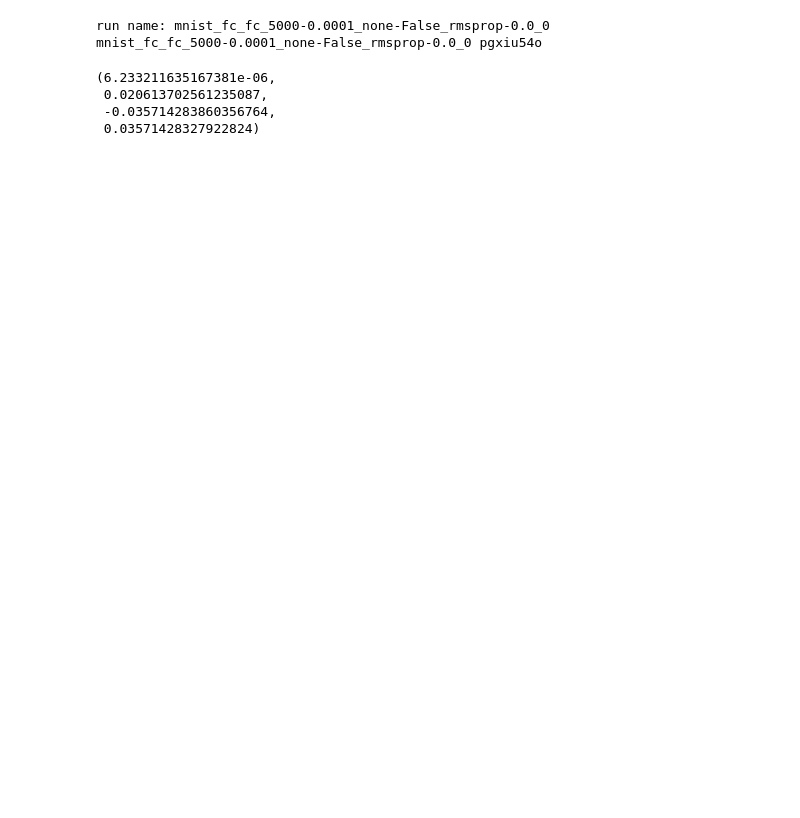
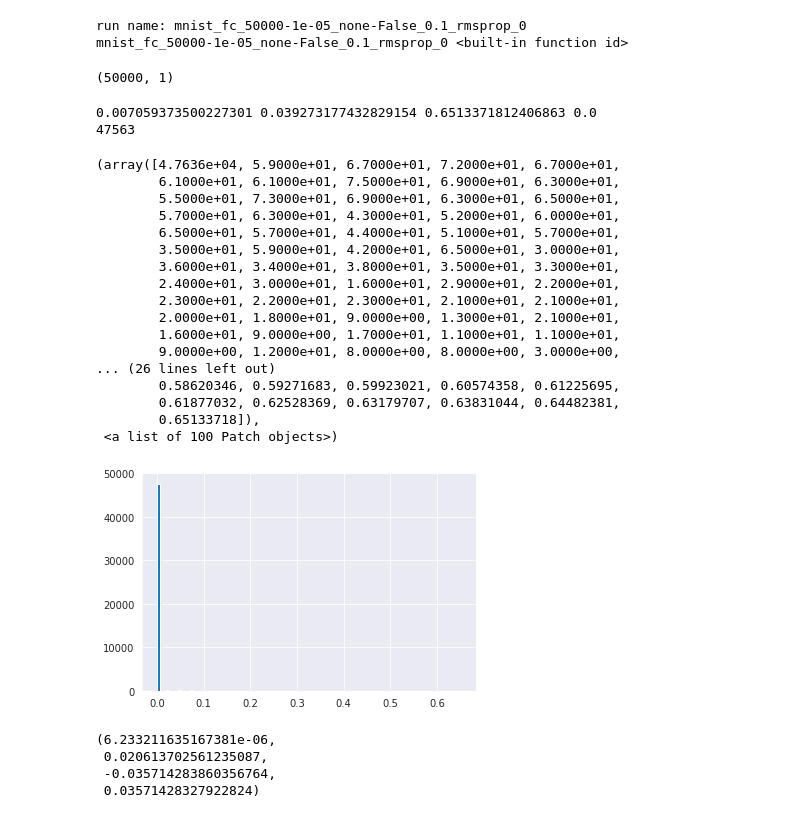
Before and after one commit to liuyuezhang/cerebellum, a Jupyter notebook: plot.ipynb, the cells around one changed output. Saved outputs shown, nothing was run; the diff lists cells and outputs as text; code cells hidden in the pictures; blank space fills up the shorter version.

Commit message:
plot

```diff
--- a/plot.ipynb
+++ b/plot.ipynb
@@ -18,25 +16,80 @@ from pylab import *
+# %%
+from data.gaussian import get_gaussian
+from chainer.datasets import get_mnist, get_cifar10
+from chainer import iterators
+from chainer.dataset import concat_examples
+
+# data
+if config.env == 'gaussian':
+    train_data, test_data = get_gaussian()
+elif config.env == 'mnist':
+    train_data, test_data = get_mnist(withlabel=True, ndim=1)
+elif config.env == 'cifar10':
+    train_data, test_data = get_cifar10(withlabel=True, ndim=1)
+test_iter = iterators.MultiprocessIterator(test_data, 1, repeat=False, shuffle=True)
 # %%
-name = 'mnist_fc_fc_5000-0.0001_none-False_rmsprop-0.0_0'
+name = 'mnist_fc_50000-1e-05_none-False_0.1_rmsprop_0'
 
 # find run
 api = wandb.Api()
 runs = api.runs("liuyuezhang/cerebellum")
 for run in runs:
     if run.name == name:
-        id = run.id
+        run_id = run.id
         config = Bunch(run.config)
         print("run name: " + run.name)
         break
 
 # model
 for file in os.listdir('./wandb'):
-    if id in file:
+    if run_id in file:
         model = load('./wandb/' + file + '/model.pkl')
 
 print(name, id)
+model.pc.in_shape
 # %% [output]
-run name: mnist_fc_fc_5000-0.0001_none-False_rmsprop-0.0_0
-mnist_fc_fc_5000-0.0001_none-False_rmsprop-0.0_0 pgxiu54o
+run name: mnist_fc_50000-1e-05_none-False_0.1_rmsprop_0
+mnist_fc_50000-1e-05_none-False_0.1_rmsprop_0 <built-in function id>
+(50000, 1)
+# %%
+i = 0
+
+model.train()
+test_iter.reset()
+for test_batch in test_iter:
+    data, label = concat_examples(test_batch, 0)
+    model.forward(data)
+
+    i += 1
+    if i > 1:
+        break
+
+x = cp.asnumpy(model.pc.x)
+print(x.mean(), x.std(), x.max(), x.min())
+print(np.sum(x == 0))
+
+plt.hist(x.reshape(-1), bins=100)
+# %% [output]
+0.007059373500227301 0.039273177432829154 0.6513371812406863 0.0
+47563
+(array([4.7636e+04, 5.9000e+01, 6.7000e+01, 7.2000e+01, 6.7000e+01,
+        6.1000e+01, 6.1000e+01, 7.5000e+01, 6.9000e+01, 6.3000e+01,
+        5.5000e+01, 7.3000e+01, 6.9000e+01, 6.3000e+01, 6.5000e+01,
+        5.7000e+01, 6.3000e+01, 4.3000e+01, 5.2000e+01, 6.0000e+01,
+        6.5000e+01, 5.7000e+01, 4.4000e+01, 5.1000e+01, 5.7000e+01,
+        3.5000e+01, 5.9000e+01, 4.2000e+01, 6.5000e+01, 3.0000e+01,
+        3.6000e+01, 3.4000e+01, 3.8000e+01, 3.5000e+01, 3.3000e+01,
+        2.4000e+01, 3.0000e+01, 1.6000e+01, 2.9000e+01, 2.2000e+01,
+        2.3000e+01, 2.2000e+01, 2.3000e+01, 2.1000e+01, 2.1000e+01,
+        2.0000e+01, 1.8000e+01, 9.0000e+00, 1.3000e+01, 2.1000e+01,
+        1.6000e+01, 9.0000e+00, 1.7000e+01, 1.1000e+01, 1.1000e+01,
+        9.0000e+00, 1.2000e+01, 8.0000e+00, 8.0000e+00, 3.0000e+00,
+... (26 lines left out)
+        0.58620346, 0.59271683, 0.59923021, 0.60574358, 0.61225695,
+        0.61877032, 0.62528369, 0.63179707, 0.63831044, 0.64482381,
+        0.65133718]),
+ <a list of 100 Patch objects>)
+[figure, added]
 # %%
 w = cp.asnumpy(model.gc.W)
 w.mean(), w.std(), w.min(), w.max()
```
Also changed, not shown: parts of 2 cells of this notebook.
